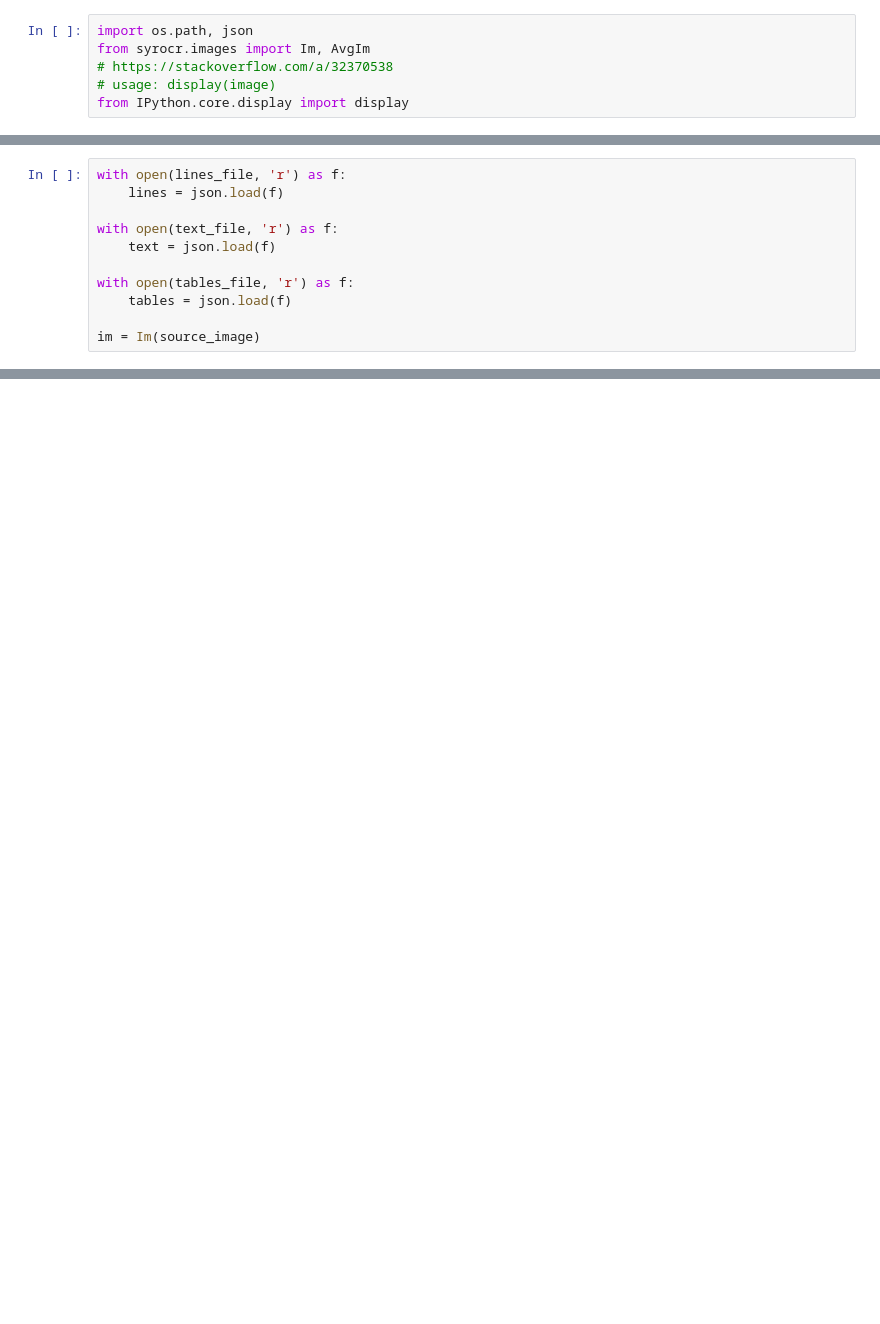
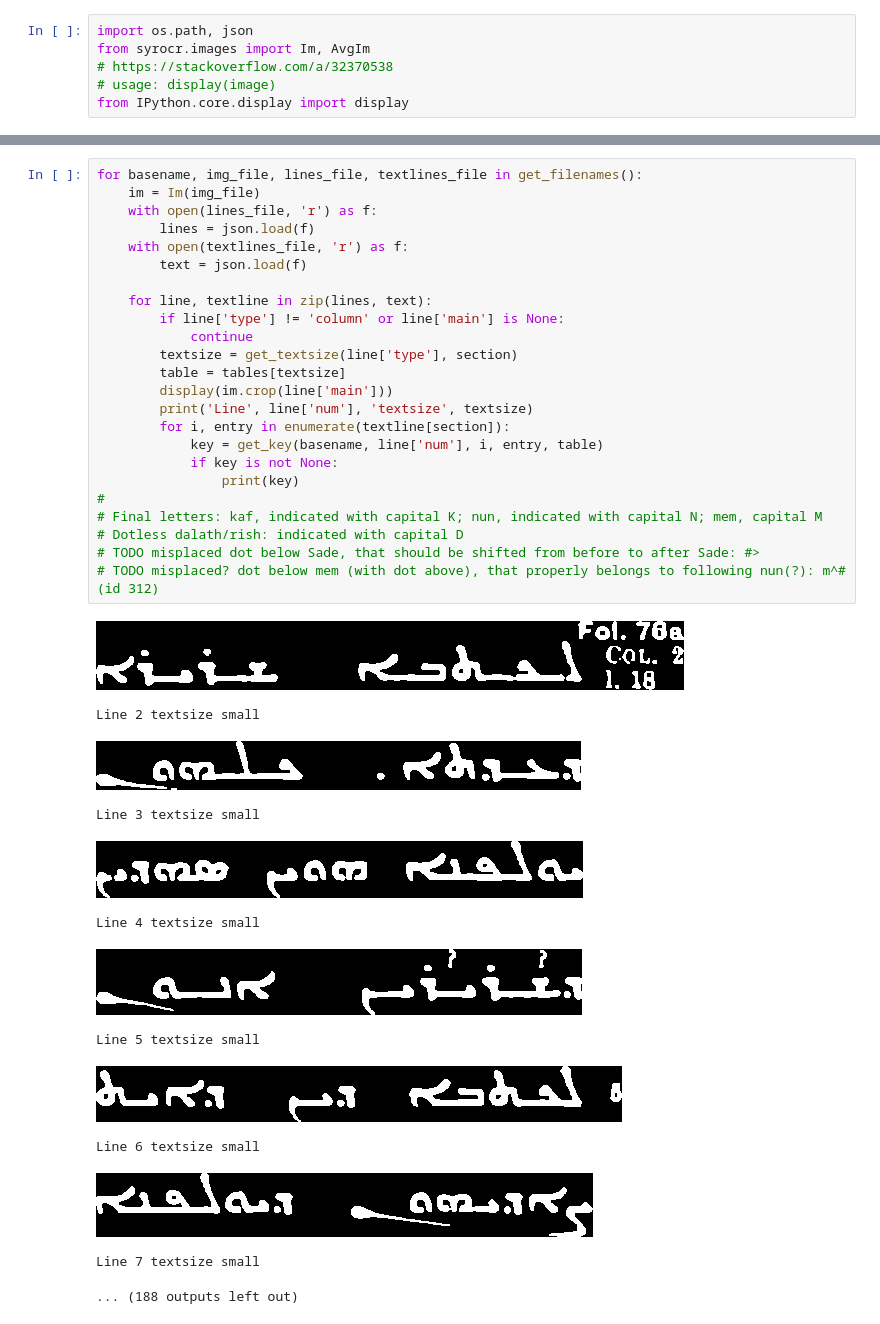
Before and after one commit to ETCBC/syrocr, a Jupyter notebook: UpdateTables.ipynb, the cells around one changed output, grey strips where cells are left out. Cells and saved outputs as stored; diff of their text form; blank space fills up the shorter version.

```diff
--- a/UpdateTables.ipynb
+++ b/UpdateTables.ipynb
@@ -15,11 +20,0 @@ tables_file = os.path.join(json_dir, 'genesis_tables2.json')
-# %%
-with open(lines_file, 'r') as f:
-    lines = json.load(f)
-
-with open(text_file, 'r') as f:
-    text = json.load(f)
-
-with open(tables_file, 'r') as f:
-    tables = json.load(f)
-
-im = Im(source_image)
@@ -65,0 +66,38 @@ for line, textline in zip(lines[1:], text[1:]):
+# %%
+for basename, img_file, lines_file, textlines_file in get_filenames():
+    im = Im(img_file)
+    with open(lines_file, 'r') as f:
+        lines = json.load(f)
+    with open(textlines_file, 'r') as f:
+        text = json.load(f)
+
+    for line, textline in zip(lines, text):
+        if line['type'] != 'column' or line['main'] is None:
+            continue
+        textsize = get_textsize(line['type'], section)
+        table = tables[textsize]
+        display(im.crop(line['main']))
+        print('Line', line['num'], 'textsize', textsize)
+        for i, entry in enumerate(textline[section]):
+            key = get_key(basename, line['num'], i, entry, table)
+            if key is not None:
+                print(key)
+#
+# Final letters: kaf, indicated with capital K; nun, indicated with capital N; mem, capital M
+# Dotless dalath/rish: indicated with capital D
+# TODO misplaced dot below Sade, that should be shifted from before to after Sade: #>
+# TODO misplaced? dot below mem (with dot above), that properly belongs to following nun(?): m^# (id 312)
+# %% [output]
+[figure, added]
+Line 2 textsize small
+[figure, added]
+Line 3 textsize small
+[figure, added]
+Line 4 textsize small
+[figure, added]
+Line 5 textsize small
+[figure, added]
+Line 6 textsize small
+[figure, added]
+Line 7 textsize small
+... (188 outputs left out)
```
Also changed, not shown: parts of 15 cells of this notebook, 2 other files.
